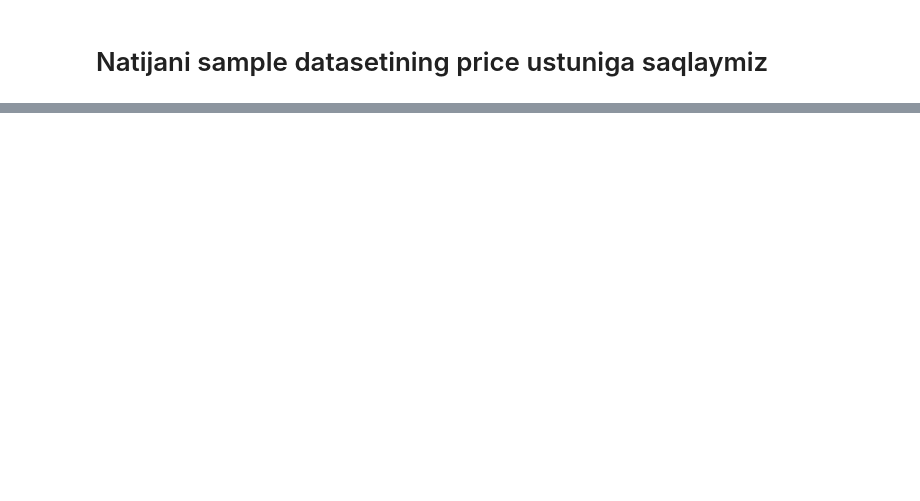
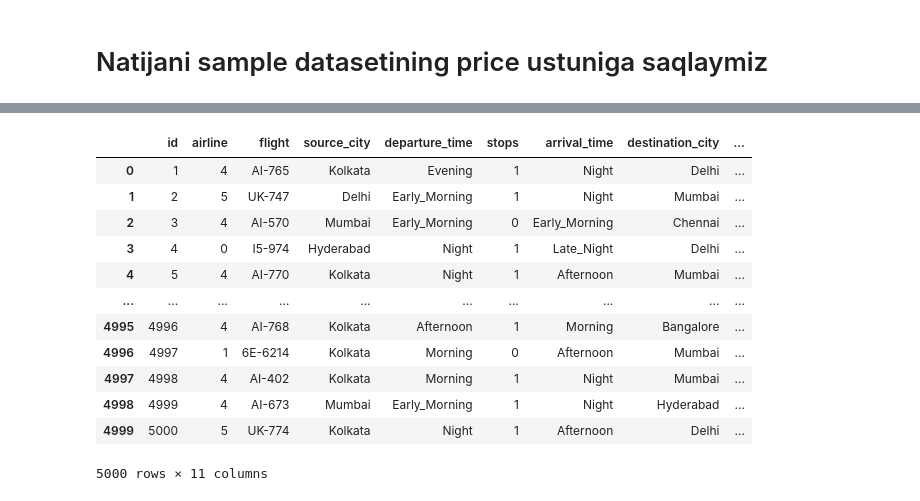
Before and after one commit to Raxmatillo/mohirdev, a Jupyter notebook: aviachiptabashorat.ipynb, the cells around one changed output, grey strips where cells are left out. Cells and saved outputs as stored; diff of their text form; code cells hidden in the pictures; blank space fills up the shorter version.

```diff
--- a/aviachiptabashorat.ipynb
+++ b/aviachiptabashorat.ipynb
@@ -298,0 +315,16 @@ sample.to_csv('aviachiptabashorat.csv', index=False)
+# %%
+test
+# %% [output]
+|  | id | airline | flight | source_city | departure_time | stops | arrival_time | destination_city | ... |
+| 0 | 1 | 4 | AI-765 | Kolkata | Evening | 1 | Night | Delhi | ... |
+| 1 | 2 | 5 | UK-747 | Delhi | Early_Morning | 1 | Night | Mumbai | ... |
+| 2 | 3 | 4 | AI-570 | Mumbai | Early_Morning | 0 | Early_Morning | Chennai | ... |
+| 3 | 4 | 0 | I5-974 | Hyderabad | Night | 1 | Late_Night | Delhi | ... |
+| 4 | 5 | 4 | AI-770 | Kolkata | Night | 1 | Afternoon | Mumbai | ... |
+| ... | ... | ... | ... | ... | ... | ... | ... | ... | ... |
+| 4995 | 4996 | 4 | AI-768 | Kolkata | Afternoon | 1 | Morning | Bangalore | ... |
+| 4996 | 4997 | 1 | 6E-6214 | Kolkata | Morning | 0 | Afternoon | Mumbai | ... |
+| 4997 | 4998 | 4 | AI-402 | Kolkata | Morning | 1 | Night | Mumbai | ... |
+| 4998 | 4999 | 4 | AI-673 | Mumbai | Early_Morning | 1 | Night | Hyderabad | ... |
+| 4999 | 5000 | 5 | UK-774 | Kolkata | Night | 1 | Afternoon | Delhi | ... |
+5000 rows × 11 columns
```
Also changed, not shown: parts of 23 cells of this notebook.
